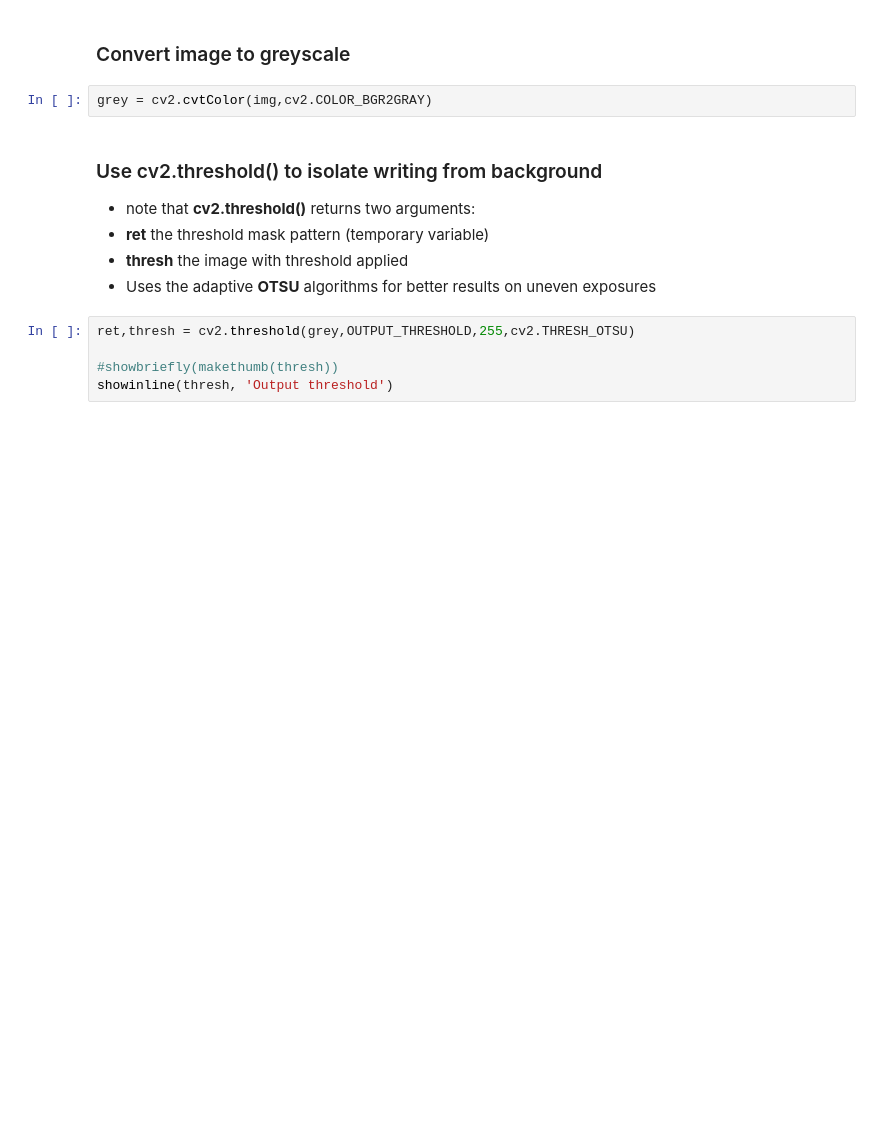
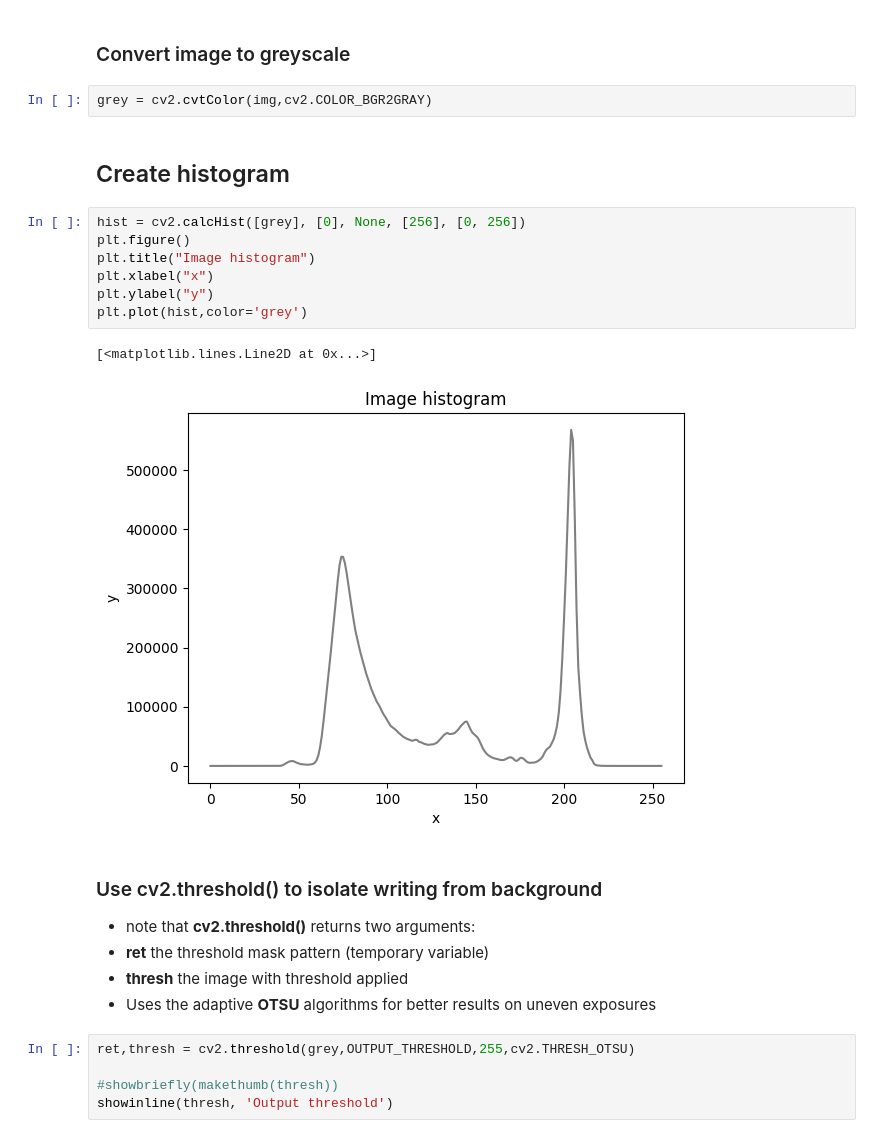
Before and after one commit to ExeterDigitalHumanities/python-opencv-images, a Jupyter notebook: basics03.ipynb, the cells around one changed output. Saved outputs shown, nothing was run; the diff lists cells and outputs as text; blank space fills up the shorter version.

```diff
--- a/basics03.ipynb
+++ b/basics03.ipynb
@@ -83,6 +113,18 @@ showinline(img,'Unmodified image')
 ### Convert image to greyscale
 # %%
 grey = cv2.cvtColor(img,cv2.COLOR_BGR2GRAY)
+# %% [markdown]
+## Create histogram
+# %%
+hist = cv2.calcHist([grey], [0], None, [256], [0, 256])
+plt.figure()
+plt.title("Image histogram")
+plt.xlabel("x")
+plt.ylabel("y")
+plt.plot(hist,color='grey')
+# %% [output]
+[<matplotlib.lines.Line2D at 0x...>]
+[figure, added]
 # %% [markdown]
 ### Use cv2.threshold() to isolate writing from background
 * note that **cv2.threshold()** returns two arguments:
```
Also changed, not shown: parts of 5 cells of this notebook.
